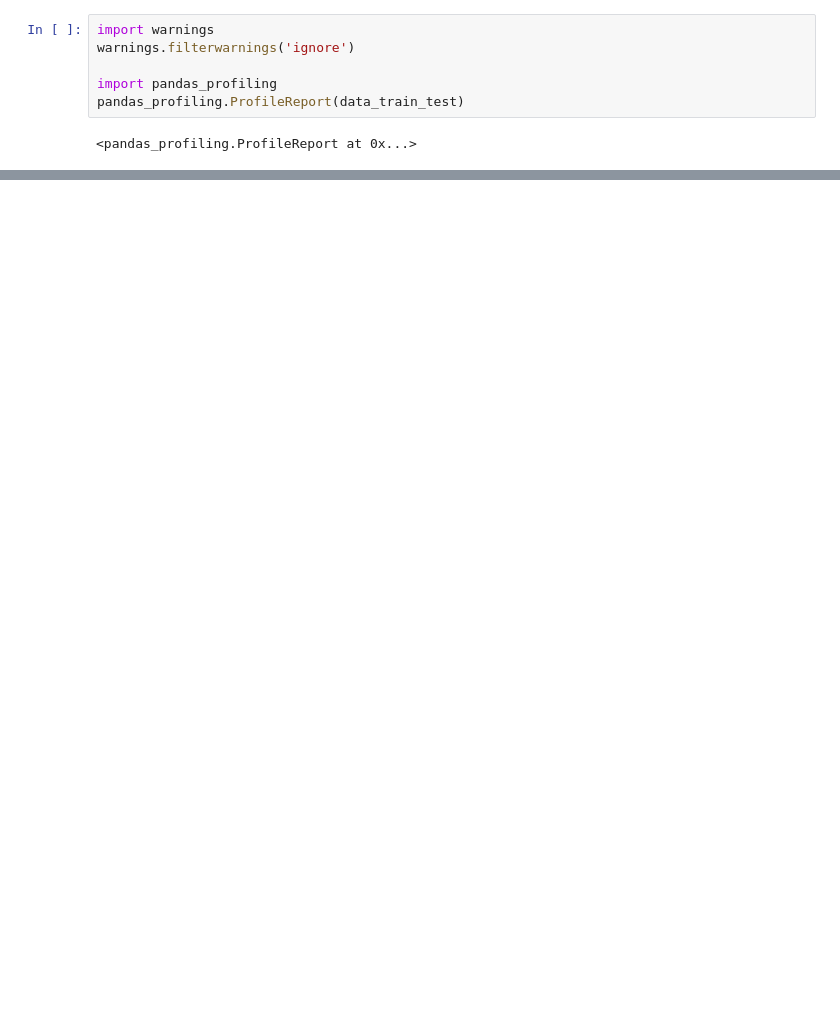
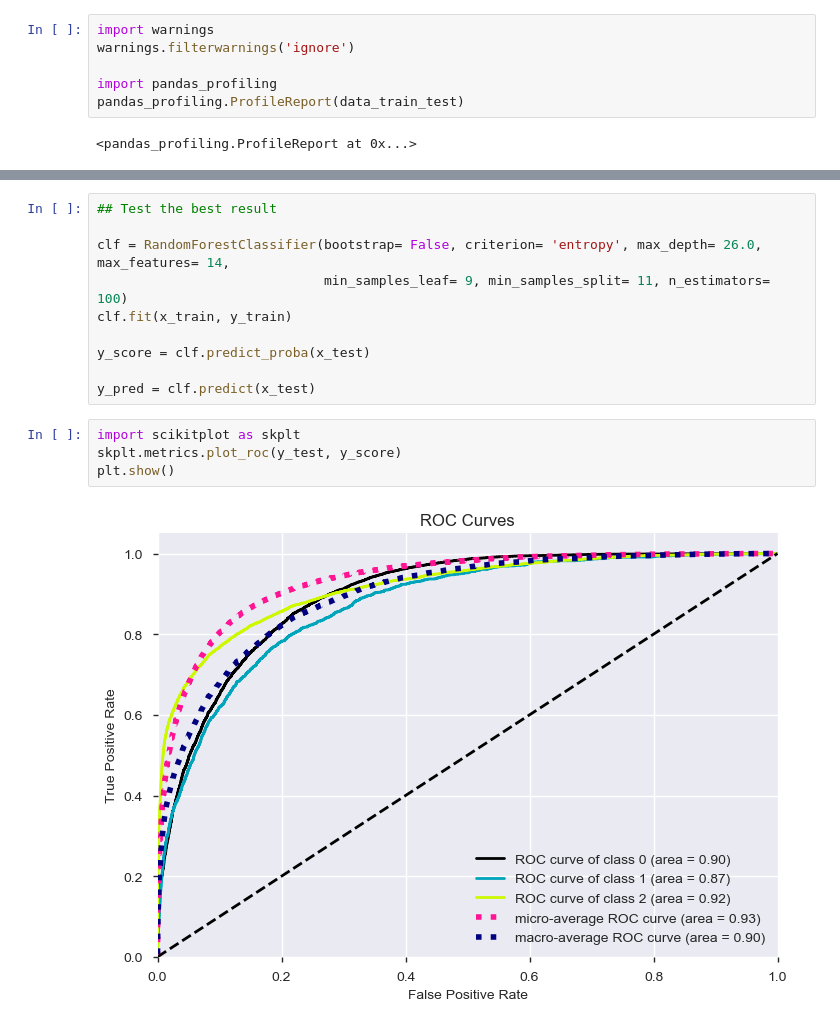
Before and after one commit to omidbadr/Data_Mining_the_Water_Table, a Jupyter notebook: Pump_DrivenData.ipynb, the cells around one changed output, grey strips where cells are left out. Drawn from its saved outputs; the diff is of its cells as text; blank space fills up the shorter version.

```diff
--- a/Pump_DrivenData.ipynb
+++ b/Pump_DrivenData.ipynb
@@ -398,0 +507,16 @@ len(data_train_test.columns)
+# %%
+## Test the best result
+
+clf = RandomForestClassifier(bootstrap= False, criterion= 'entropy', max_depth= 26.0, max_features= 14,
+                             min_samples_leaf= 9, min_samples_split= 11, n_estimators= 100)
+clf.fit(x_train, y_train)
+
+y_score = clf.predict_proba(x_test)
+
+y_pred = clf.predict(x_test)
+# %%
+import scikitplot as skplt
+skplt.metrics.plot_roc(y_test, y_score)
+plt.show()
+# %% [output]
+[figure, added]
```
Also changed, not shown: parts of 40 cells of this notebook.
